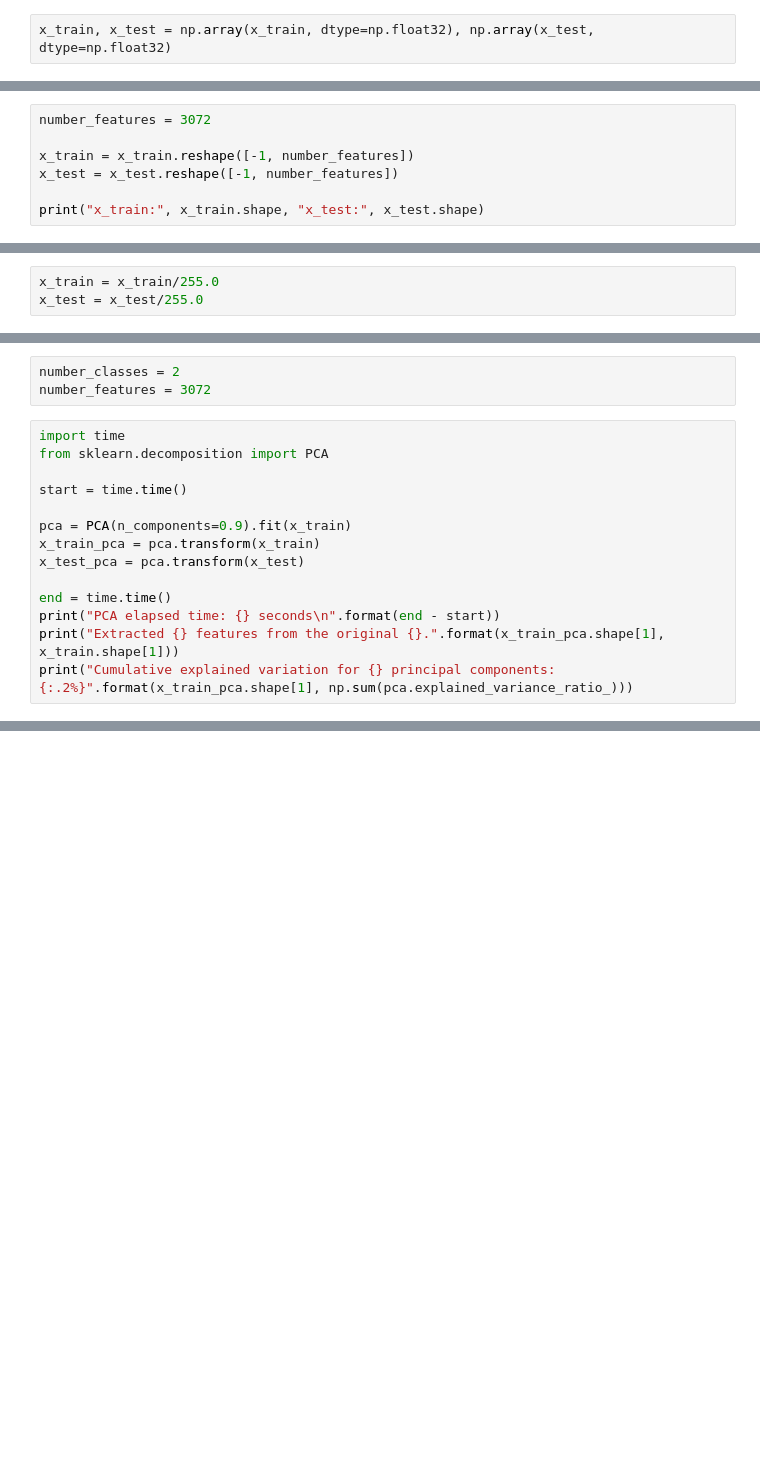
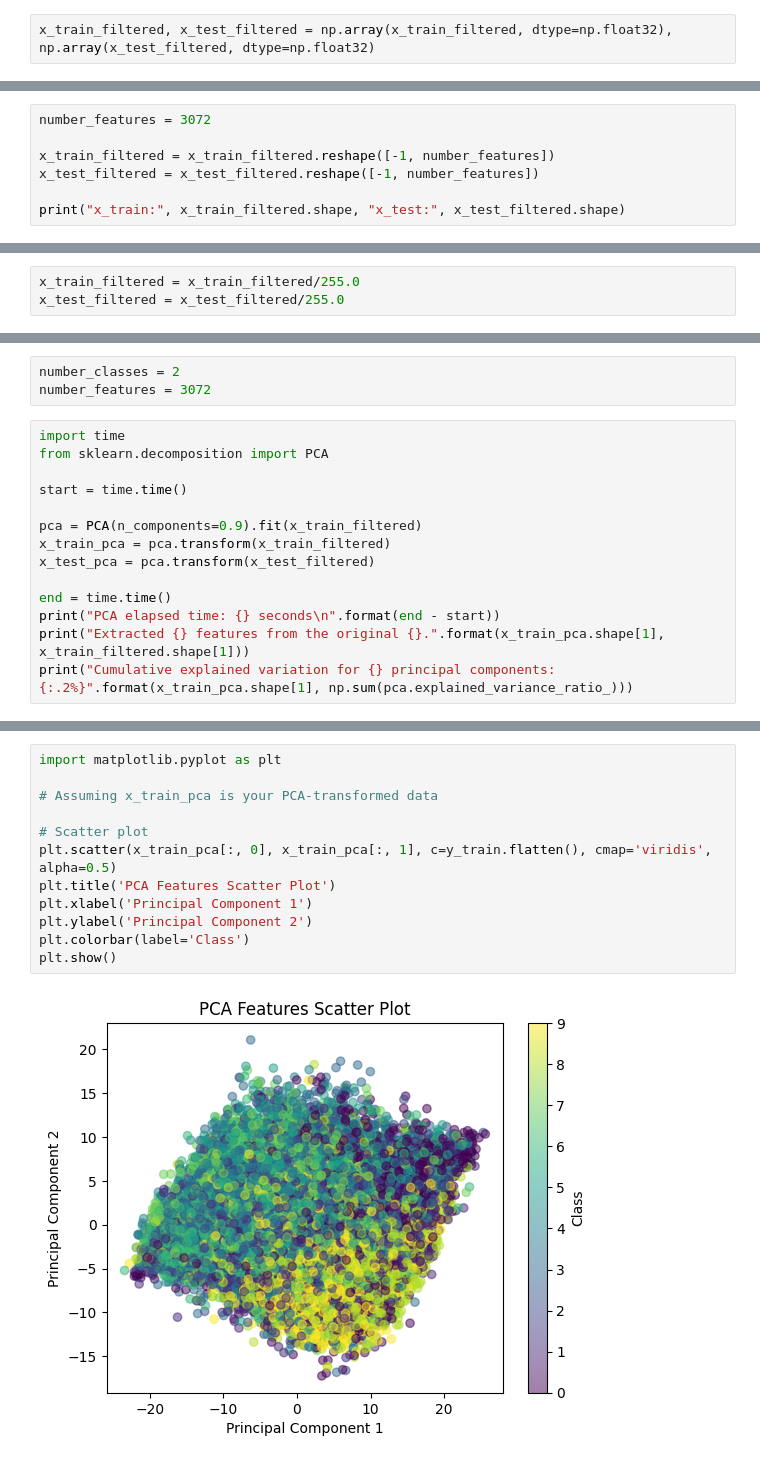
Before and after one commit to Stavroskiig/SVM-CIFAR-10, a Jupyter notebook: NN_2nd_assignment.ipynb, the cells around one changed output, grey strips where cells are left out. Drawn from its saved outputs; the diff is of its cells as text; blank space fills up the shorter version.

```diff
--- a/NN_2nd_assignment.ipynb
+++ b/NN_2nd_assignment.ipynb
@@ -79,14 +79,14 @@ print(y_test.shape, y_test_filtered.shape)
 # %% [markdown]
 Μετατρέπω τα σύνολα σε `float32`.
 # %%
-x_train, x_test = np.array(x_train, dtype=np.float32), np.array(x_test, dtype=np.float32)
+x_train_filtered, x_test_filtered = np.array(x_train_filtered, dtype=np.float32), np.array(x_test_filtered, dtype=np.float32)
 # %% [markdown]
 Θα κάνω flatten τις εικόνες από 3D σε διανύσματα 1D.
 # %%
 number_features = 3072
 
-x_train = x_train.reshape([-1, number_features])
-x_test = x_test.reshape([-1, number_features])
+x_train_filtered = x_train_filtered.reshape([-1, number_features])
+x_test_filtered = x_test_filtered.reshape([-1, number_features])
 
-print("x_train:", x_train.shape, "x_test:", x_test.shape)
+print("x_train:", x_train_filtered.shape, "x_test:", x_test_filtered.shape)
 # %% [output]
@@ -94,8 +94,8 @@ x_train: (50000, 3072) x_test: (10000, 3072)
 # %% [markdown]
 Θα τις κανονικοποιήσω στο εύρος [0,1].
 # %%
-x_train = x_train/255.0
-x_test = x_test/255.0
+x_train_filtered = x_train_filtered/255.0
+x_test_filtered = x_test_filtered/255.0
 # %% [markdown]
 Κρατώ τον αριθμό των κλάσεων και των υπερκλάσεων για το μέλλον.
 # %%
@@ -107,12 +107,12 @@ from sklearn.decomposition import PCA
 
 start = time.time()
 
-pca = PCA(n_components=0.9).fit(x_train)
-x_train_pca = pca.transform(x_train)
-x_test_pca = pca.transform(x_test)
+pca = PCA(n_components=0.9).fit(x_train_filtered)
+x_train_pca = pca.transform(x_train_filtered)
+x_test_pca = pca.transform(x_test_filtered)
 
 end = time.time()
 print("PCA elapsed time: {} seconds\n".format(end - start))
-print("Extracted {} features from the original {}.".format(x_train_pca.shape[1], x_train.shape[1]))
+print("Extracted {} features from the original {}.".format(x_train_pca.shape[1], x_train_filtered.shape[1]))
 print("Cumulative explained variation for {} principal components: {:.2%}".format(x_train_pca.shape[1], np.sum(pca.explained_variance_ratio_)))
 # %% [output]
@@ -124,0 +125,14 @@ Cumulative explained variation for 99 principal components: 90.03%
+# %%
+import matplotlib.pyplot as plt
+
+# Assuming x_train_pca is your PCA-transformed data
+
+# Scatter plot
+plt.scatter(x_train_pca[:, 0], x_train_pca[:, 1], c=y_train.flatten(), cmap='viridis', alpha=0.5)
+plt.title('PCA Features Scatter Plot')
+plt.xlabel('Principal Component 1')
+plt.ylabel('Principal Component 2')
+plt.colorbar(label='Class')
+plt.show()
+# %% [output]
+[figure, added]
```
Also changed, not shown: parts of 3 cells of this notebook.
